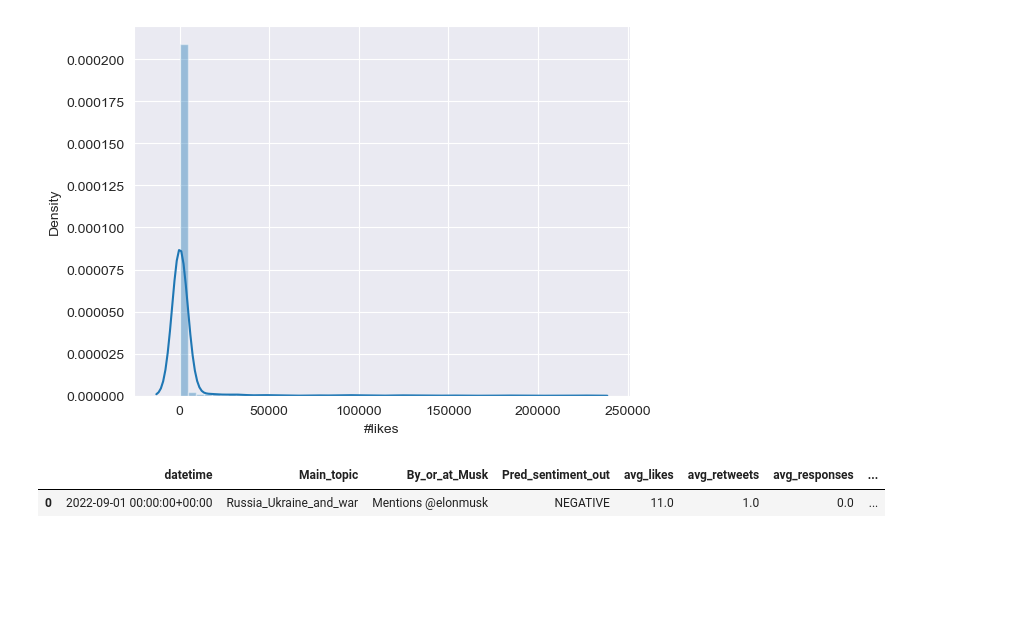
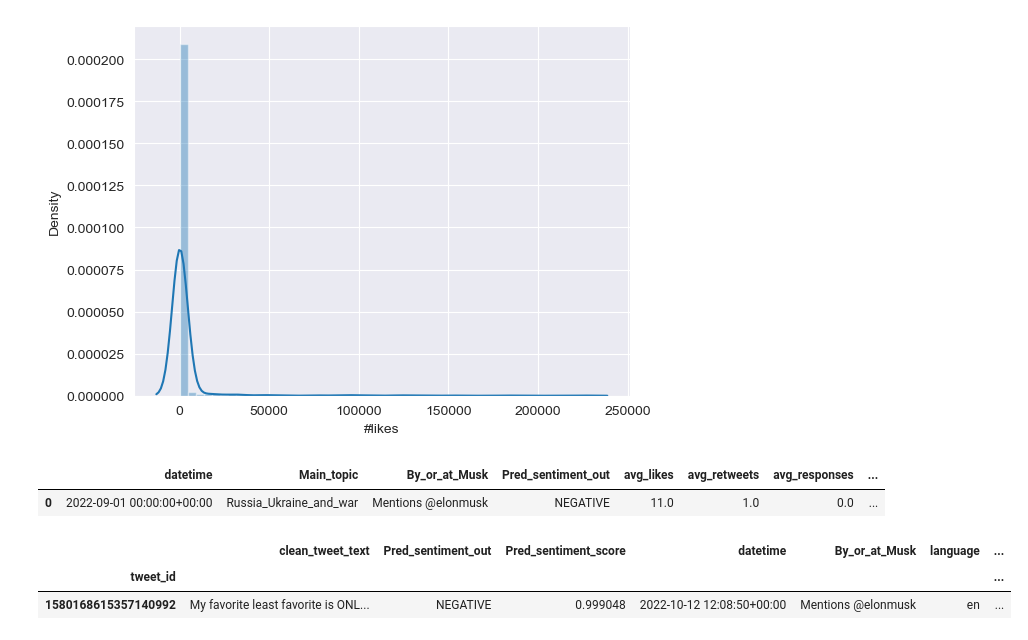
Before and after one commit to Ioana-P/twitter_topic_and_sentiment_tracking, a Jupyter notebook: 2. Topic_modelling_with_BERT.ipynb, the cells around one changed output. Cells and saved outputs as stored; diff of their text form; code cells hidden in the pictures; blank space fills up the shorter version.

```diff
--- a/2. Topic_modelling_with_BERT.ipynb
+++ b/2. Topic_modelling_with_BERT.ipynb
@@ -740,3 +813,9 @@ top_sent_agg.head(1)
 # %% [output]
 |  | datetime | Main_topic | By_or_at_Musk | Pred_sentiment_out | avg_likes | avg_retweets | avg_responses | ... |
 | 0 | 2022-09-01 00:00:00+00:00 | Russia_Ukraine_and_war | Mentions @elonmusk | NEGATIVE | 11.0 | 1.0 | 0.0 | ... |
+# %%
+sent.head(1)
+# %% [output]
+|  | clean_tweet_text | Pred_sentiment_out | Pred_sentiment_score | datetime | By_or_at_Musk | language | ... |
+| tweet_id |  |  |  |  |  |  | ... |
+| 1580168615357140992 | My favorite least favorite is ONL... | NEGATIVE | 0.999048 | 2022-10-12 12:08:50+00:00 | Mentions @elonmusk | en | ... |
```
Also changed, not shown: parts of 14 cells of this notebook, 22 other files.
